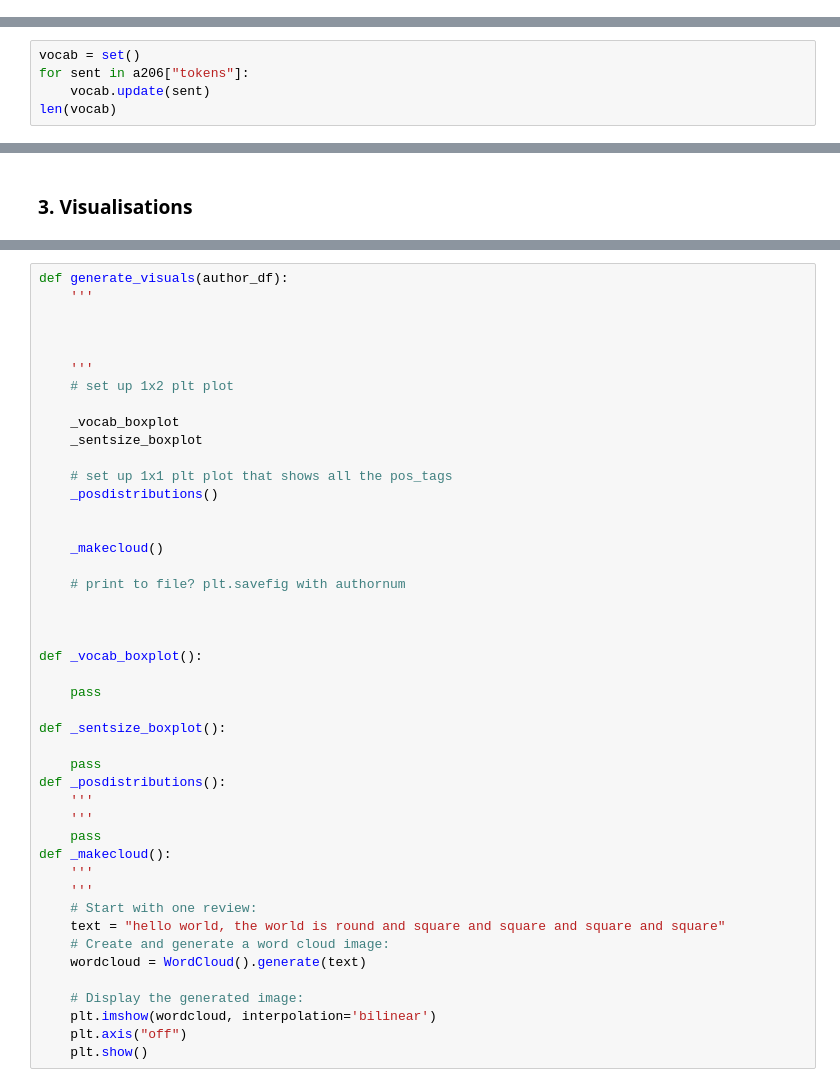
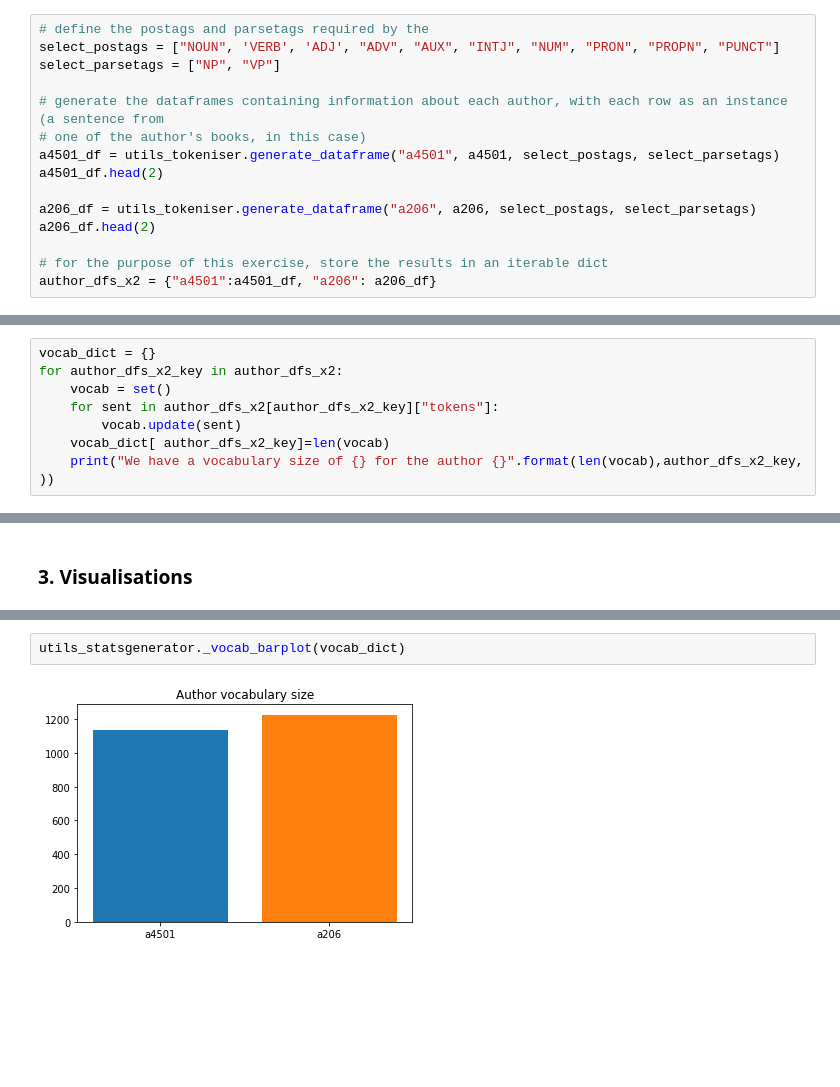
Before and after one commit to elenakhas/ProjectGutenberg-1, a Jupyter notebook: 2_Preprocessing/ProjectGutenberg_ProcessingEDA.ipynb, the cells around one changed output, grey strips where cells are left out. Drawn from its saved outputs; the diff is of its cells as text; blank space fills up the shorter version.

```diff
--- a/2_Preprocessing/ProjectGutenberg_ProcessingEDA.ipynb
+++ b/2_Preprocessing/ProjectGutenberg_ProcessingEDA.ipynb
@@ -81,3 +66,18 @@ a206 = utils_tokeniser.process_one_author("a206", functions=[utils_tokeniser.get
+# %%
+# define the postags and parsetags required by the
+select_postags = ["NOUN", 'VERB', 'ADJ', "ADV", "AUX", "INTJ", "NUM", "PRON", "PROPN", "PUNCT"]
+select_parsetags = ["NP", "VP"]
+
+# generate the dataframes containing information about each author, with each row as an instance (a sentence from
+# one of the author's books, in this case)
+a4501_df = utils_tokeniser.generate_dataframe("a4501", a4501, select_postags, select_parsetags)
+a4501_df.head(2)
+
+a206_df = utils_tokeniser.generate_dataframe("a206", a206, select_postags, select_parsetags)
+a206_df.head(2)
+
+# for the purpose of this exercise, store the results in an iterable dict
+author_dfs_x2 = {"a4501":a4501_df, "a206": a206_df}
 # %% [markdown]
 ### 2. Descriptive statistics
 # %% [markdown]
@@ -85,5 +85,8 @@ a206 = utils_tokeniser.process_one_author("a206", functions=[utils_tokeniser.get
-# %%
-vocab = set()
-for sent in a206["tokens"]:
-    vocab.update(sent)
-len(vocab)
+# %%
+vocab_dict = {}
+for author_dfs_x2_key in author_dfs_x2:
+    vocab = set()
+    for sent in author_dfs_x2[author_dfs_x2_key]["tokens"]:
+        vocab.update(sent)
+    vocab_dict[ author_dfs_x2_key]=len(vocab)
+    print("We have a vocabulary size of {} for the author {}".format(len(vocab),author_dfs_x2_key, ))
@@ -134,45 +190,4 @@ collections.Counter(NERs).most_common(10)
-# %%
-def generate_visuals(author_df):
-    '''
-
-
-
-    '''
-    # set up 1x2 plt plot
-
-    _vocab_boxplot
-    _sentsize_boxplot
-
-    # set up 1x1 plt plot that shows all the pos_tags
-    _posdistributions()
-
-
-    _makecloud()
-
-    # print to file? plt.savefig with authornum
-
-
-
-def _vocab_boxplot():
-
-    pass
-
-def _sentsize_boxplot():
-
-    pass
-def _posdistributions():
-    '''
-    '''
-    pass
-def _makecloud():
-    '''
-    '''
-    # Start with one review:
-    text = "hello world, the world is round and square and square and square and square"
-    # Create and generate a word cloud image:
-    wordcloud = WordCloud().generate(text)
-
-    # Display the generated image:
-    plt.imshow(wordcloud, interpolation='bilinear')
-    plt.axis("off")
-    plt.show()
+# %%
+utils_statsgenerator._vocab_barplot(vocab_dict)
+# %% [output]
+[figure, added]
```
Also changed, not shown: parts of 27 cells of this notebook, 12 other files.
